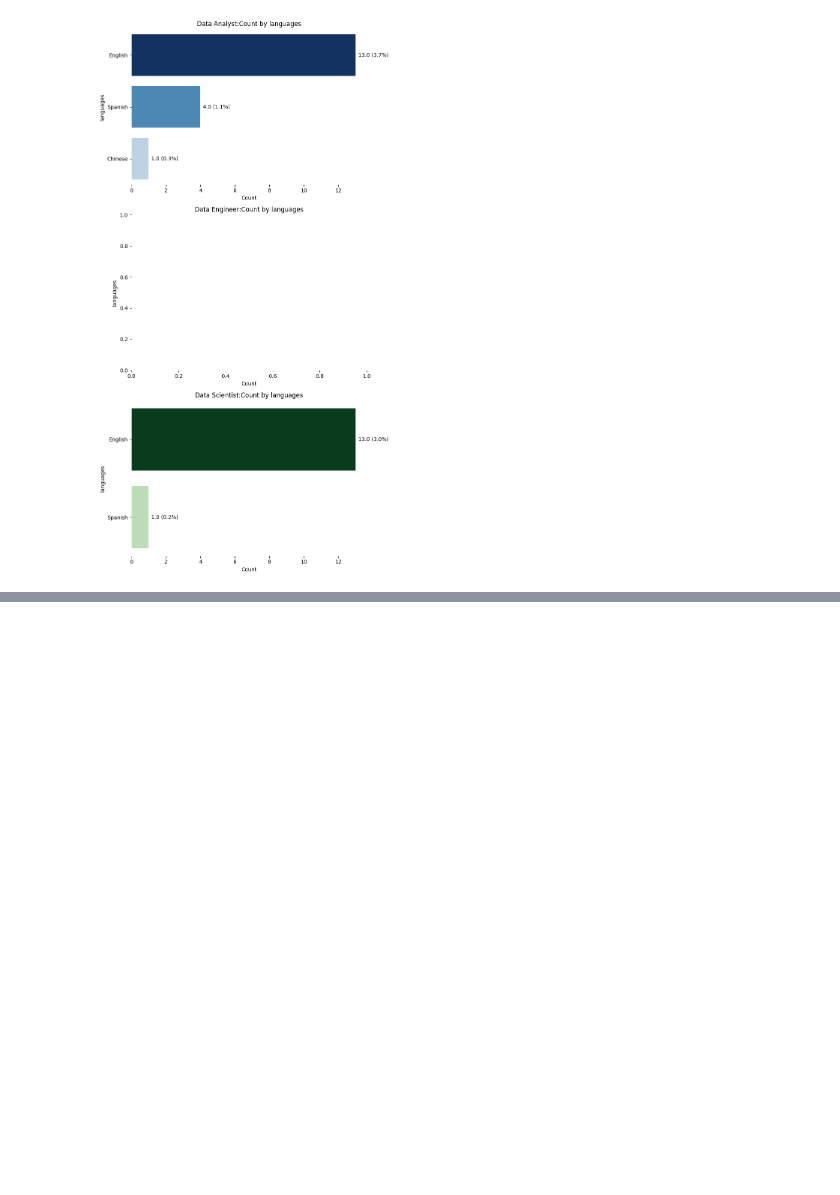
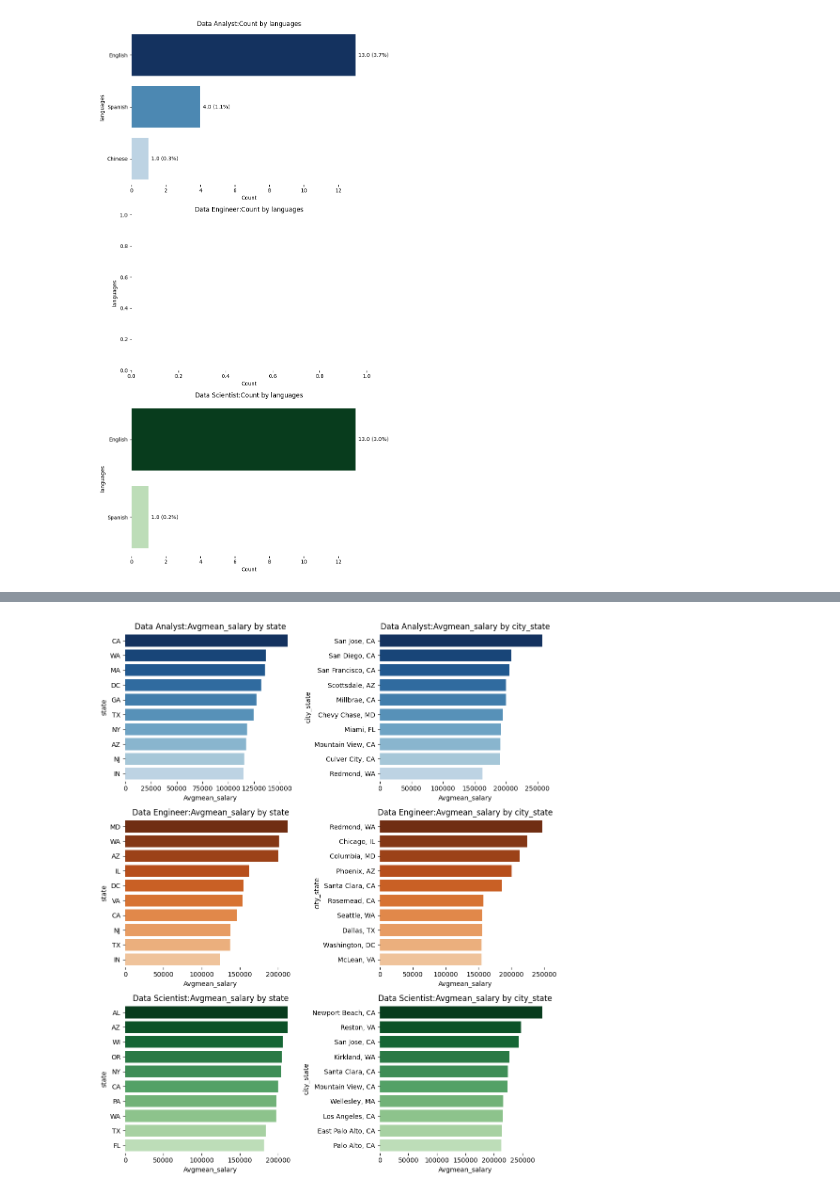
Before and after one commit to EricJoel-code/jobs-data-analysis, a Jupyter notebook: Data job market analysis.ipynb, the cells around one changed output, grey strips where cells are left out. Saved outputs shown, nothing was run; the diff lists cells and outputs as text; code cells hidden in the pictures; blank space fills up the shorter version.

```diff
--- a/Data job market analysis.ipynb
+++ b/Data job market analysis.ipynb
@@ -273,0 +323,4 @@ plot_multiple_bars(column_languages,category = 'job_group',list_values=True,figs
+# %%
+plot_multiple_bars(columns_location,category='job_group',figsize=(10,12),top_10=True,aggregate_column='mean_salary')
+# %% [output]
+[figure, added]
```
Also changed, not shown: parts of 24 cells of this notebook.
